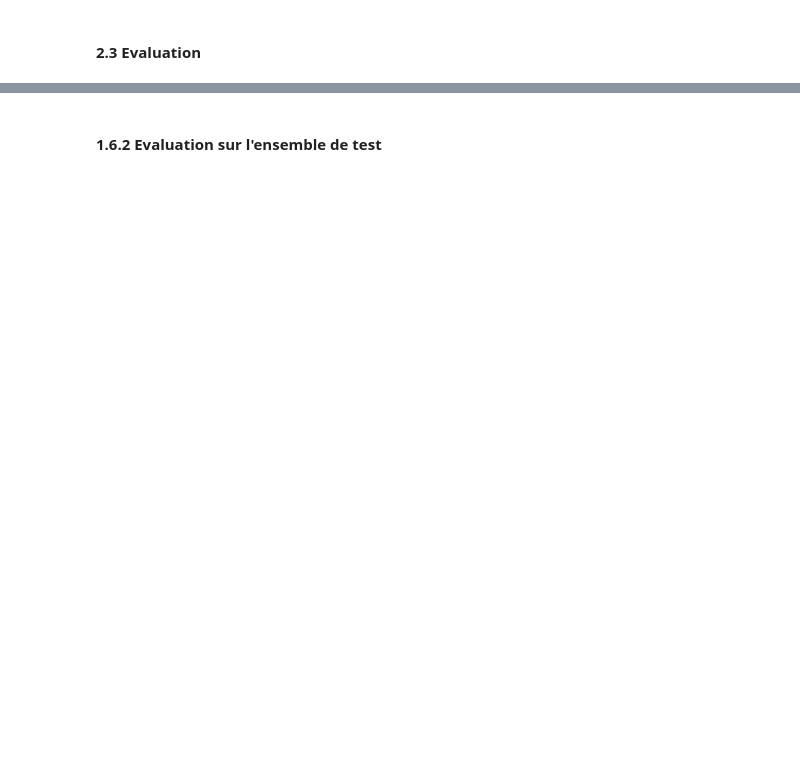
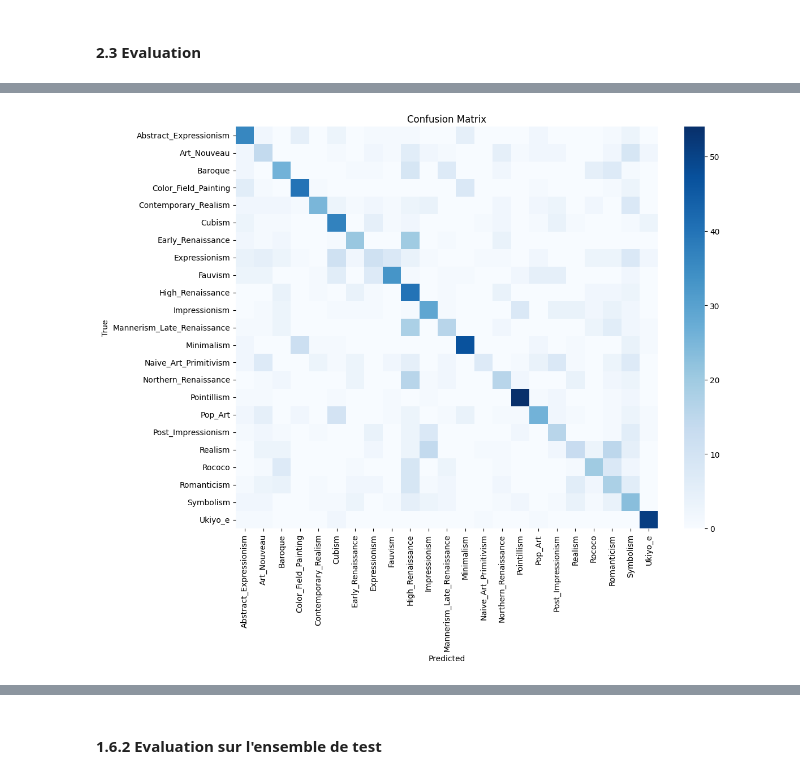
Before and after one commit to julietteabalain-cloud/Reconnaissance-de-mouvement-artistique, a Jupyter notebook: notebooks/5_DL_Archi_MobileNet.ipynb, the cells around one changed output, grey strips where cells are left out. Saved outputs shown, nothing was run; the diff lists cells and outputs as text; code cells hidden in the pictures; blank space fills up the shorter version.

```diff
--- a/notebooks/5_DL_Archi_MobileNet.ipynb
+++ b/notebooks/5_DL_Archi_MobileNet.ipynb
@@ -230,14 +287,16 @@ plt.show()
 # %%
 #Confusion matrix :
 
-class_names = sorted(df_train["style"].unique())
+class_names = sorted(df_train["style_name"].unique())
 
 cm = compute_confusion_matrix(
     model_mn,
     val_loader,
     device,
     class_names
 )
 
 plot_confusion_matrix(cm, class_names)
+# %% [output]
+[figure, added]
 # %%
```
Also changed, not shown: parts of 13 cells of this notebook.
